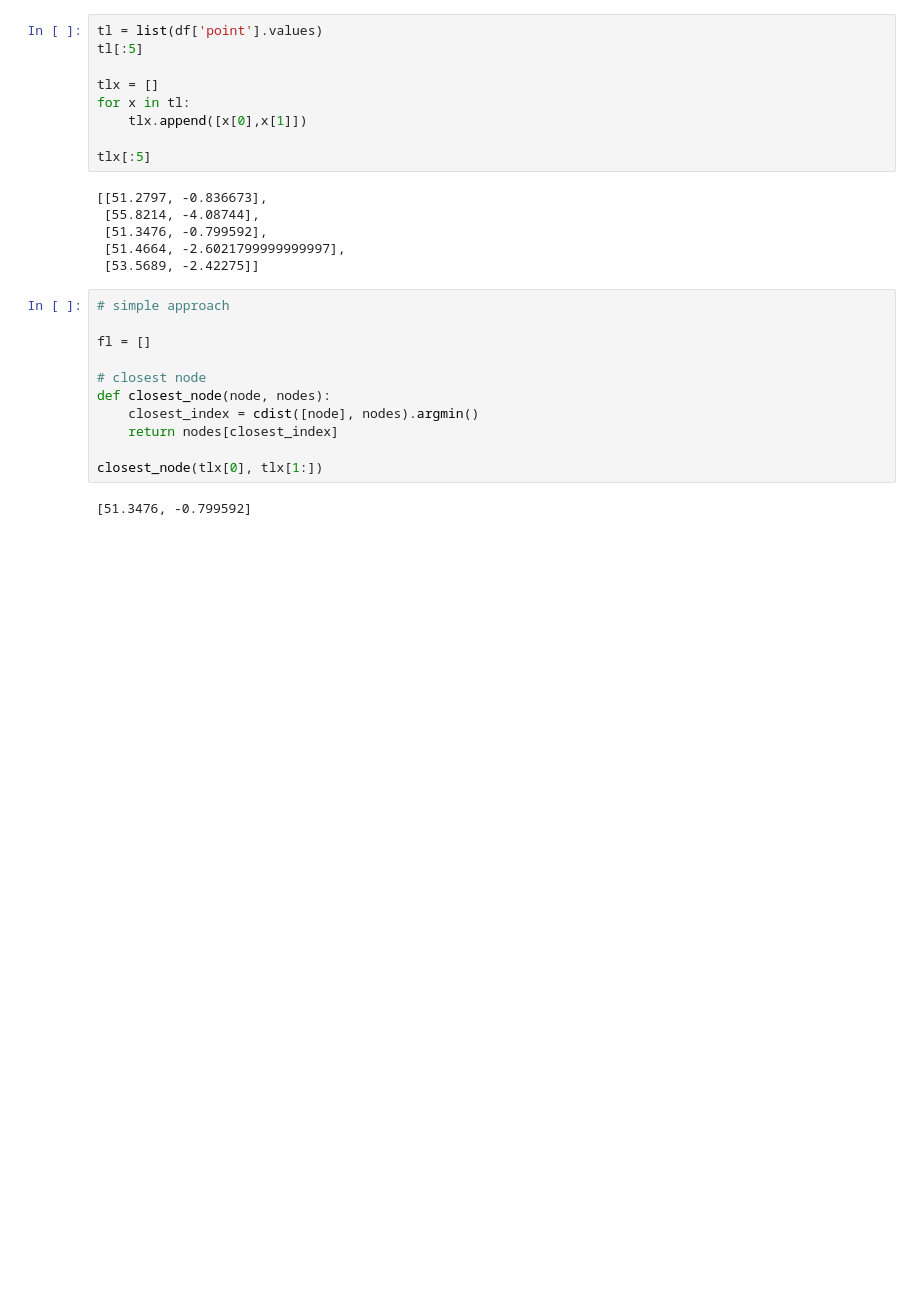
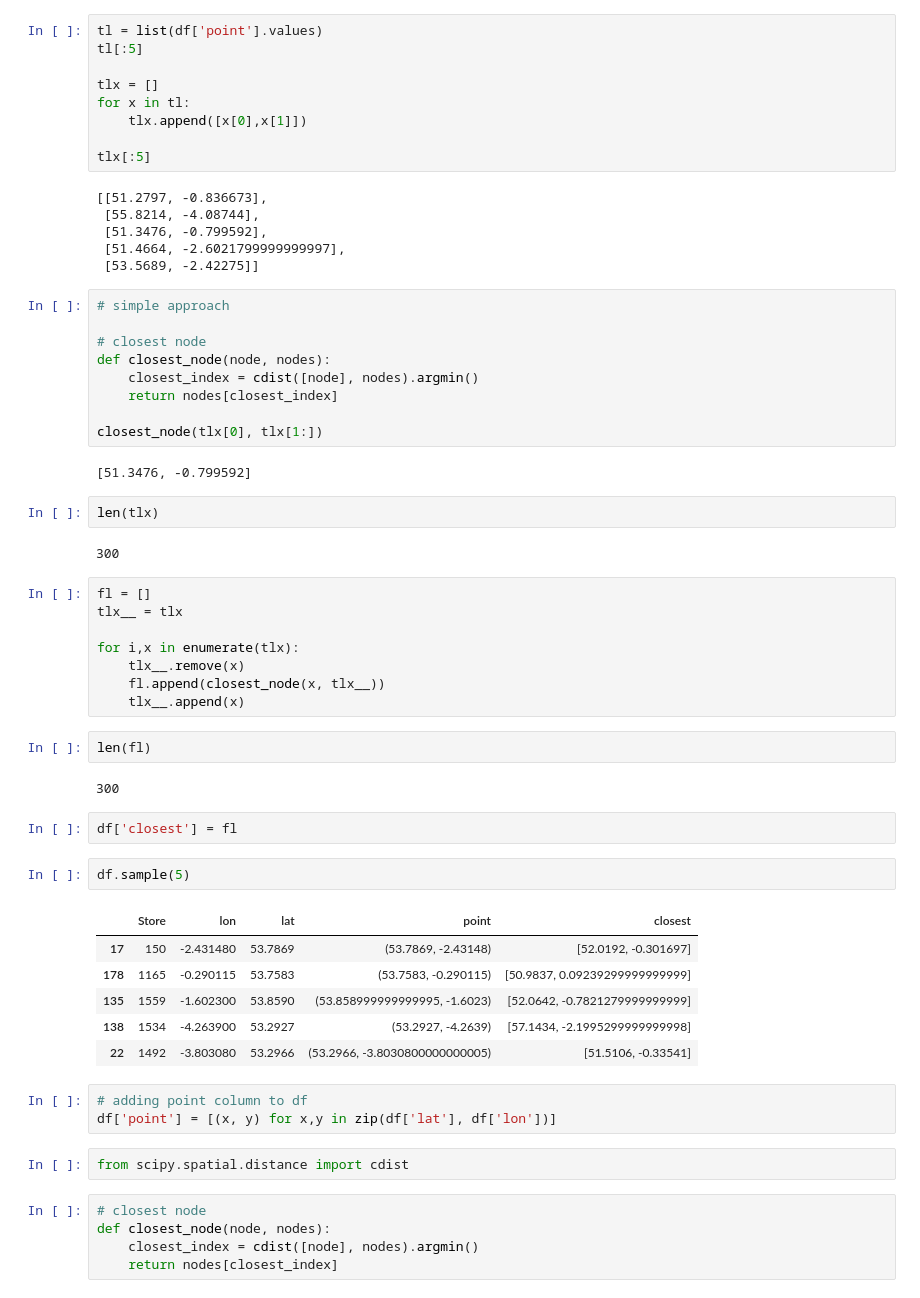
Before and after one commit to praveentn/hgwxx7, a Jupyter notebook: projects/stores/ml_python_stores_1.ipynb, the cells around one changed output. Drawn from its saved outputs; the diff is of its cells as text; blank space fills up the shorter version.

```diff
--- a/projects/stores/ml_python_stores_1.ipynb
+++ b/projects/stores/ml_python_stores_1.ipynb
@@ -162,8 +162,6 @@ tlx[:5]
  [53.5689, -2.42275]]
 # %%
 # simple approach
-
-fl = []
 
 # closest node
 def closest_node(node, nodes):
@@ -173,3 +171,40 @@ def closest_node(node, nodes):
 closest_node(tlx[0], tlx[1:])
 # %% [output]
 [51.3476, -0.799592]
+# %%
+len(tlx)
+# %% [output]
+300
+# %%
+fl = []
+tlx__ = tlx
+
+for i,x in enumerate(tlx):
+    tlx__.remove(x)
+    fl.append(closest_node(x, tlx__))
+    tlx__.append(x)
+# %%
+len(fl)
+# %% [output]
+300
+# %%
+df['closest'] = fl
+# %%
+df.sample(5)
+# %% [output]
+|  | Store | lon | lat | point | closest |
+| 17 | 150 | -2.431480 | 53.7869 | (53.7869, -2.43148) | [52.0192, -0.301697] |
+| 178 | 1165 | -0.290115 | 53.7583 | (53.7583, -0.290115) | [50.9837, 0.09239299999999999] |
+| 135 | 1559 | -1.602300 | 53.8590 | (53.858999999999995, -1.6023) | [52.0642, -0.7821279999999999] |
+| 138 | 1534 | -4.263900 | 53.2927 | (53.2927, -4.2639) | [57.1434, -2.1995299999999998] |
+| 22 | 1492 | -3.803080 | 53.2966 | (53.2966, -3.8030800000000005) | [51.5106, -0.33541] |
+# %%
+# adding point column to df
+df['point'] = [(x, y) for x,y in zip(df['lat'], df['lon'])]
+# %%
+from scipy.spatial.distance import cdist
+# %%
+# closest node
+def closest_node(node, nodes):
+    closest_index = cdist([node], nodes).argmin()
+    return nodes[closest_index]
```
Also changed, not shown: parts of 8 cells of this notebook.
